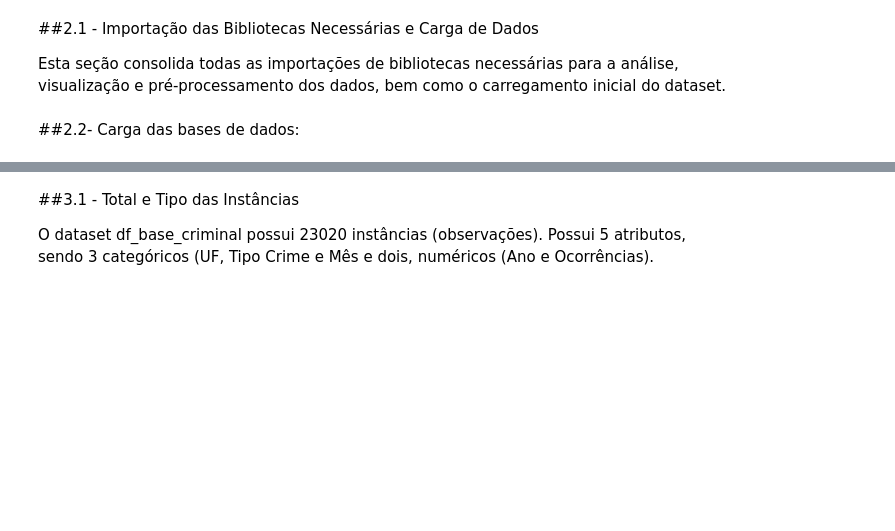
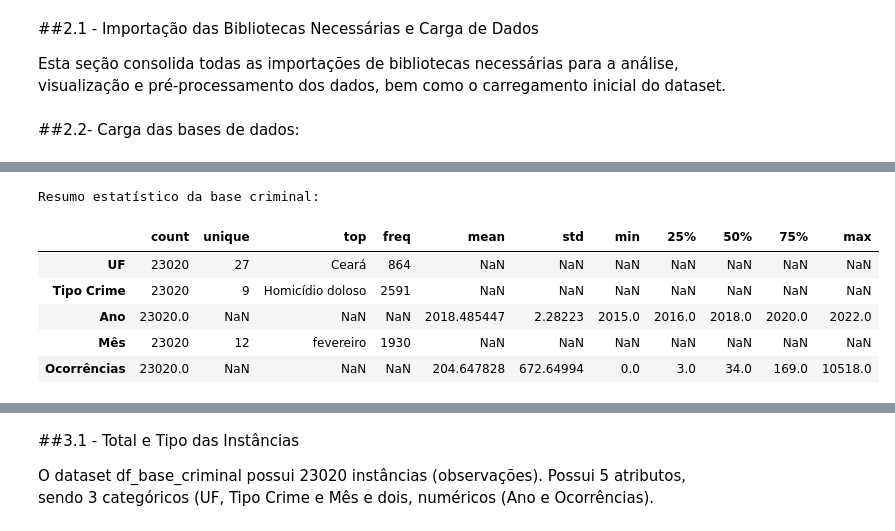
Before and after one commit to Marcelo-Silvestre/Analise_Dados_Boas_Praticas_PUCRIO, a Jupyter notebook: Notebooks/MVP_Análise_de_Dados_e_Boas_Práticas_(4052025001857).ipynb, the cells around one changed output, grey strips where cells are left out. Cells and saved outputs as stored; diff of their text form; code cells hidden in the pictures; blank space fills up the shorter version.

```diff
--- a/Notebooks/MVP_Análise_de_Dados_e_Boas_Práticas_(4052025001857).ipynb
+++ b/Notebooks/MVP_Análise_de_Dados_e_Boas_Práticas_(4052025001857).ipynb
@@ -69,2 +78,21 @@ import seaborn as sns
+# %%
+import pandas as pd
+import numpy as np
+import matplotlib.pyplot as plt
+from IPython.display import display
+
+pd.set_option('display.max_columns', None)
+pd.set_option('display.width', 120)
+
+plt.rcParams['figure.figsize'] = (12, 6)
+plt.rcParams['figure.dpi'] = 120
+plt.rcParams['axes.titlesize'] = 14
+plt.rcParams['axes.labelsize'] = 11
+plt.rcParams['xtick.labelsize'] = 10
+plt.rcParams['ytick.labelsize'] = 10
+plt.rcParams['axes.grid'] = True
+plt.rcParams['grid.alpha'] = 0.25
+plt.rcParams['axes.spines.top'] = False
+plt.rcParams['axes.spines.right'] = False
 # %% [markdown]
 ##2.2- Carga das bases de dados:
@@ -95,0 +99,16 @@ Nesta etapa de Análise de Dados Exploratória (EDA)
+# %%
+# Base de ocorrências criminais
+url_crimes = "https://raw.githubusercontent.com/Marcelo-Silvestre/Analise_Dados_Boas_Praticas_PUCRIO/main/Arquivos/indicadoressegurancapublicauf%20(1).xlsx"
+
+# Base populacional do IBGE
+url_pop = "https://raw.githubusercontent.com/Marcelo-Silvestre/Analise_Dados_Boas_Praticas_PUCRIO/main/Arquivos/IBGE_populacao__2010_2060.xlsx"
+
+df_criminal = pd.read_excel(url_crimes)
+df_pop_raw = pd.read_excel(url_pop)
+
+print("Primeiras linhas da base criminal:")
+display(df_criminal.head(2))
+print()
+
+print("\nPrimeiras linhas da base populacional original:")
+display(df_pop_raw.head(2))
@@ -95,0 +155,11 @@ Nesta etapa de Análise de Dados Exploratória (EDA)
+# %%
+print("Resumo estatístico da base criminal:")
+display(df_criminal.describe(include='all').T)
+# %% [output]
+Resumo estatístico da base criminal:
+|  | count | unique | top | freq | mean | std | min | 25% | 50% | 75% | max |
+| UF | 23020 | 27 | Ceará | 864 | NaN | NaN | NaN | NaN | NaN | NaN | NaN |
+| Tipo Crime | 23020 | 9 | Homicídio doloso | 2591 | NaN | NaN | NaN | NaN | NaN | NaN | NaN |
+| Ano | 23020.0 | NaN | NaN | NaN | 2018.485447 | 2.28223 | 2015.0 | 2016.0 | 2018.0 | 2020.0 | 2022.0 |
+| Mês | 23020 | 12 | fevereiro | 1930 | NaN | NaN | NaN | NaN | NaN | NaN | NaN |
+| Ocorrências | 23020.0 | NaN | NaN | NaN | 204.647828 | 672.64994 | 0.0 | 3.0 | 34.0 | 169.0 | 10518.0 |
```
Also changed, not shown: parts of 16 cells of this notebook.
